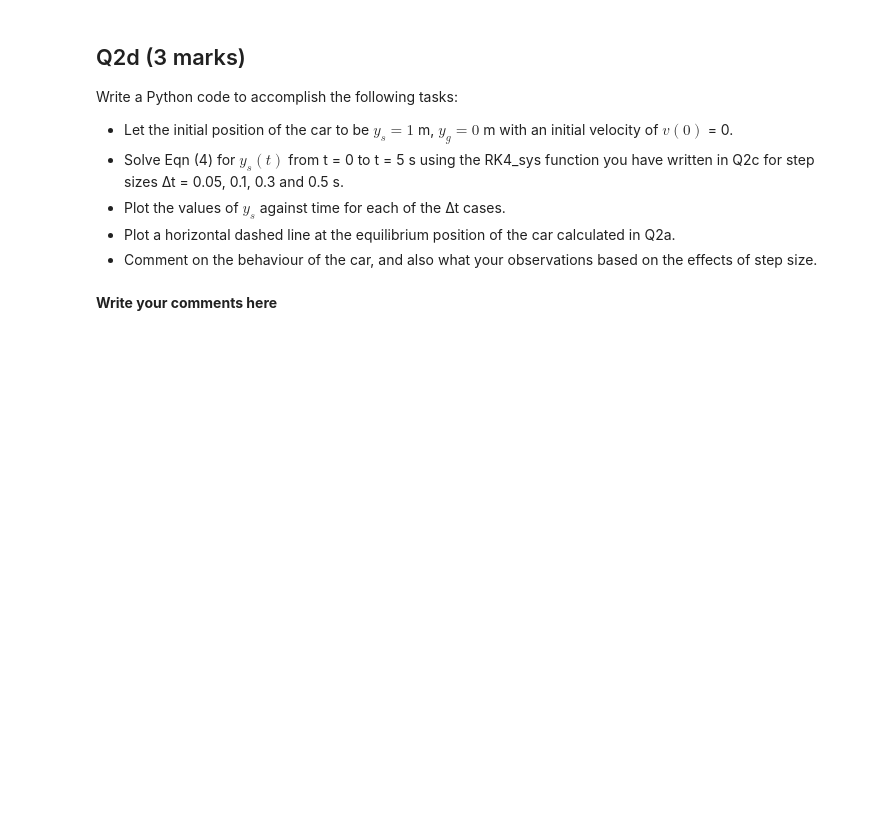
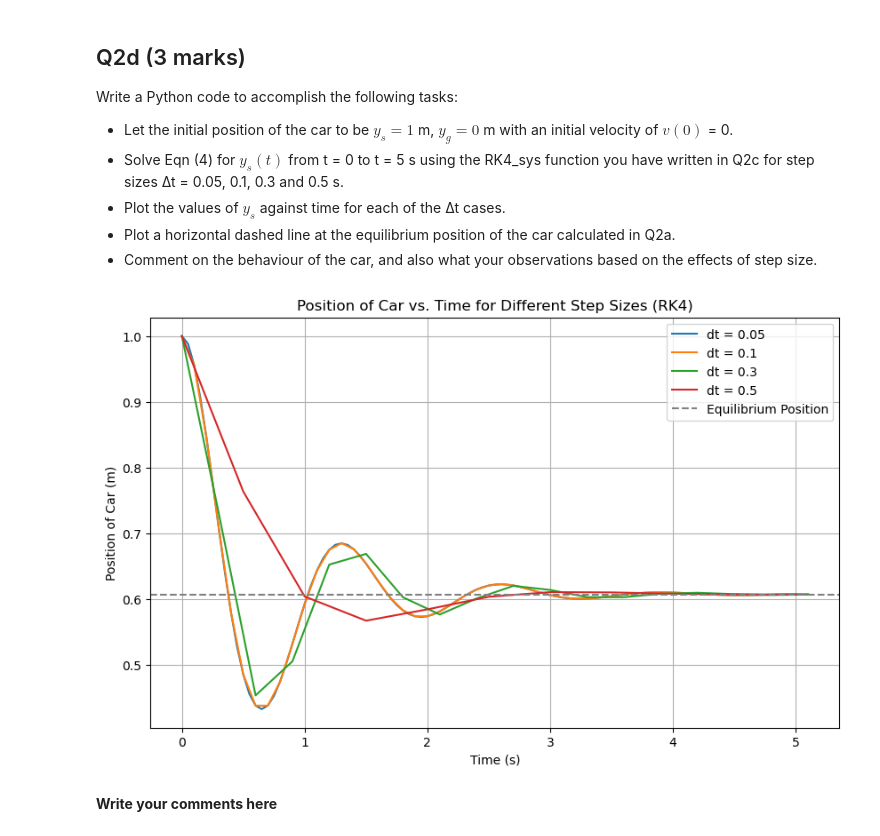
Before and after one commit to zsx2034/homework, a Jupyter notebook: lab04_question_v1.3-前三题.ipynb, the cells around one changed output. Drawn from its saved outputs; the diff is of its cells as text; code cells hidden in the pictures; blank space fills up the shorter version.

```diff
--- a/lab04_question_v1.3-前三题.ipynb
+++ b/lab04_question_v1.3-前三题.ipynb
@@ -290,7 +285,8 @@ def frhs(t, sol, ygddot):
     y = sol[0]
     v = sol[1]
     f1 = v
-    f2 = (1 / m) * (-k * (y - y_uncompressed) - c * v - m * g * ygddot(t))
+    # f2 = (1 / m) * (-k * (y - y_uncompressed) - c * v - m * g * ygddot(t))
+    f2 = (1 / m) * (-k * (y - y_uncompressed) - c * v - m * g ) - ygddot(t)
     return np.array([f1, f2])
 
 
@@ -301,33 +297,35 @@ def ygddot(t):
 t0 = 0
 t_final = 5
 y0 = 1
 v0 = 0
 sol0 = np.array([y0, v0])
 
 dt_values = [0.05, 0.1, 0.3, 0.5]
 
 equilibrium_position = 0.6076  # Calculated in Q2a
 
 plt.figure(figsize=(10, 6))
 for dt in dt_values:
     ys_values = [y0]
     t_values = [t0]
     sol = sol0
     t = t0
     while t < t_final:
         sol = RK4_step_sys(t, sol, frhs, dt, ygddot)
         ys_values.append(sol[0])
         t += dt
         t_values.append(t)
     plt.plot(t_values, ys_values, label=f'dt = {dt}')
 plt.axhline(y=equilibrium_position, color='gray', linestyle='--', label='Equilibrium Position')
 plt.xlabel('Time (s)')
 plt.ylabel('Position of Car (m)')
 plt.title('Position of Car vs. Time for Different Step Sizes (RK4)')
 plt.legend()
 plt.grid(True)
 plt.show()
 ## Write your code here
+# %% [output]
+[figure, added]
 # %% [markdown]
 **Write your comments here**
 # %% [markdown]
```
Also changed, not shown: parts of 4 cells of this notebook.
